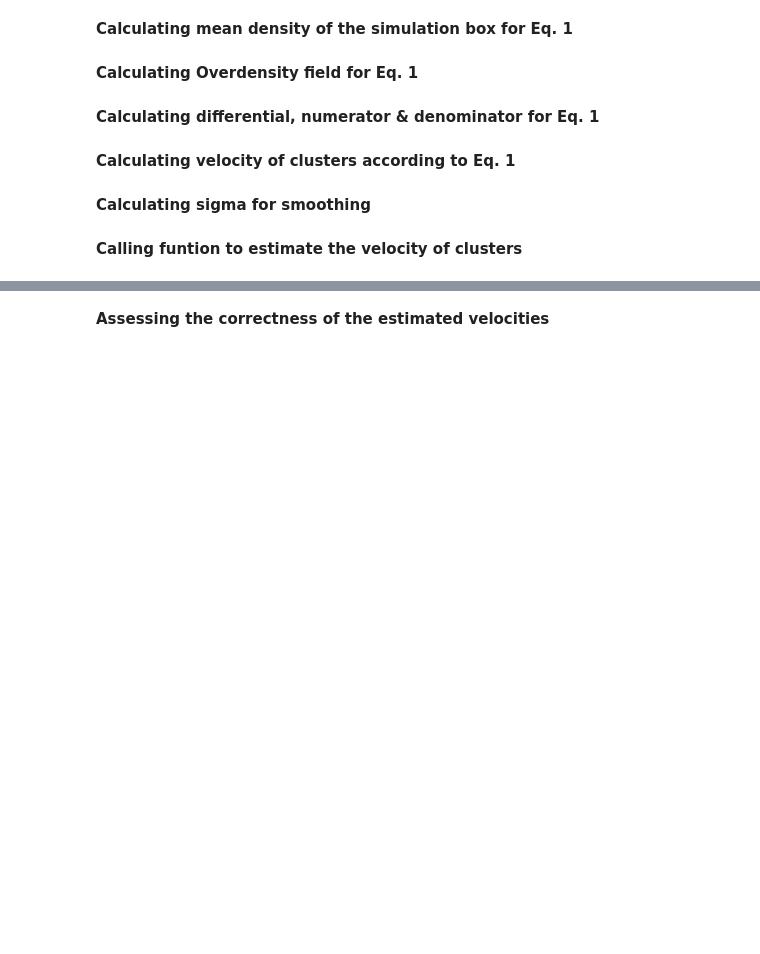
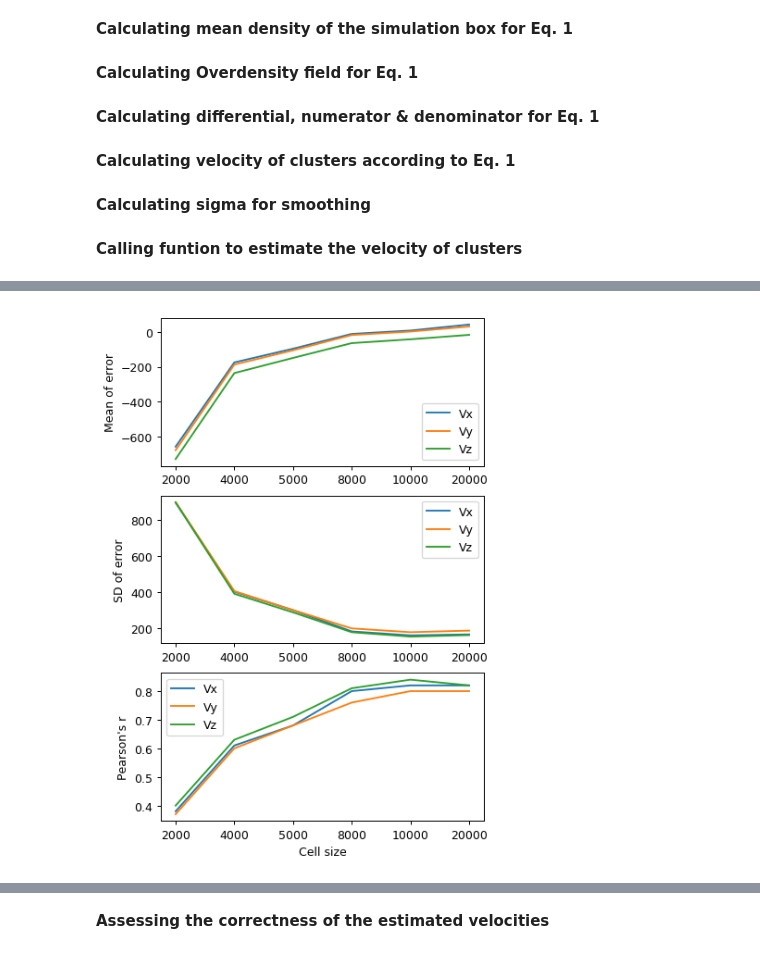
Before and after one commit to awaismirza92/velocity-reconstruction-and-kinetic-SZ, a Jupyter notebook: codes/velocity-reconstruction-orig-sim-box.ipynb, the cells around one changed output, grey strips where cells are left out. Drawn from its saved outputs; the diff is of its cells as text; code cells hidden in the pictures; blank space fills up the shorter version.

```diff
--- a/codes/velocity-reconstruction-orig-sim-box.ipynb
+++ b/codes/velocity-reconstruction-orig-sim-box.ipynb
@@ -235,2 +309,30 @@ def sigma_calc(cell_size):
+# %%
+plt.figure(dpi = dpi, figsize = (5,8))
+plt.subplot(311)
+plt.plot(cell_size_assess['Mean - Vx'], label = 'Vx')
+plt.plot(cell_size_assess['Mean - Vy'], label = 'Vy')
+plt.plot(cell_size_assess['Mean - Vz'], label = 'Vz')
+plt.legend()
+plt.ylabel('Mean of error')
+plt.xticks([0, 1, 2, 3, 4, 5], [2000, 4000, 5000, 8000, 10000, 20000])
+
+plt.subplot(312)
+plt.plot(cell_size_assess['SD - Vx'], label = 'Vx')
+plt.plot(cell_size_assess['SD - Vy'], label = 'Vy')
+plt.plot(cell_size_assess['SD - Vz'], label = 'Vz')
+plt.legend()
+plt.ylabel('SD of error')
+plt.xticks([0, 1, 2, 3, 4, 5], [2000, 4000, 5000, 8000, 10000, 20000])
+
+plt.subplot(313)
+plt.plot(cell_size_assess['r - Vx'], label = 'Vx')
+plt.plot(cell_size_assess['r - Vy'], label = 'Vy')
+plt.plot(cell_size_assess['r - Vz'], label = 'Vz')
+plt.legend()
+plt.xlabel('Cell size')
+plt.ylabel('Pearson\'s r')
+plt.xticks([0, 1, 2, 3, 4, 5], [2000, 4000, 5000, 8000, 10000, 20000]);
+# %% [output]
+[figure, added]
 # %%
 %%time
```
Also changed, not shown: parts of 7 cells of this notebook.
